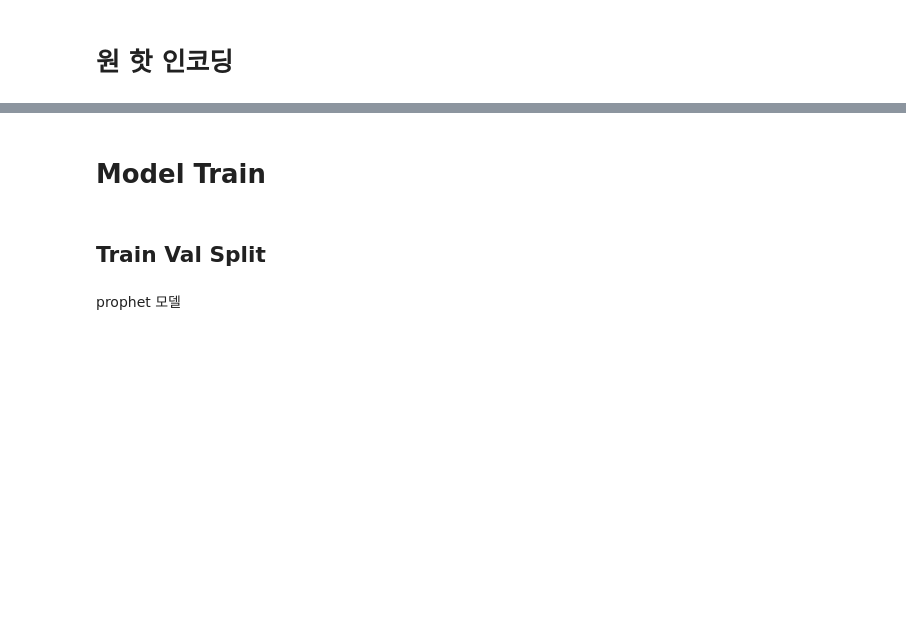
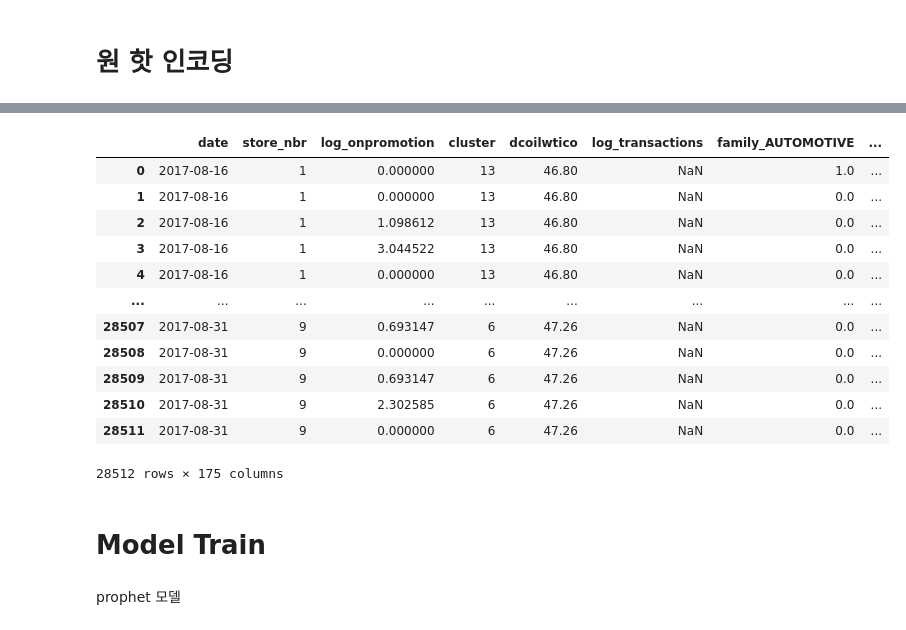
Before and after one commit to suusuu00/Kaggle-Store-Sales---Time-Series-Forecasting, a Jupyter notebook: train.ipynb, the cells around one changed output, grey strips where cells are left out. Cells and saved outputs as stored; diff of their text form; code cells hidden in the pictures; blank space fills up the shorter version.

```diff
--- a/train.ipynb
+++ b/train.ipynb
@@ -750,6 +689,22 @@ merge_train_oe_df.drop(columns=category_col + many_value_col)
+# %%
+merge_test_oe_df = pd.concat([merge_test_df.reset_index(drop = True, inplace = False), test_family_df, test_description_df, test_oe_df], axis = 1)
+merge_test_oe_df.drop(columns=category_col + many_value_col, inplace = True)
+merge_test_oe_df
+# %% [output]
+|  | date | store_nbr | log_onpromotion | cluster | dcoilwtico | log_transactions | family_AUTOMOTIVE | ... |
+| 0 | 2017-08-16 | 1 | 0.000000 | 13 | 46.80 | NaN | 1.0 | ... |
+| 1 | 2017-08-16 | 1 | 0.000000 | 13 | 46.80 | NaN | 0.0 | ... |
+| 2 | 2017-08-16 | 1 | 1.098612 | 13 | 46.80 | NaN | 0.0 | ... |
+| 3 | 2017-08-16 | 1 | 3.044522 | 13 | 46.80 | NaN | 0.0 | ... |
+| 4 | 2017-08-16 | 1 | 0.000000 | 13 | 46.80 | NaN | 0.0 | ... |
+| ... | ... | ... | ... | ... | ... | ... | ... | ... |
+| 28507 | 2017-08-31 | 9 | 0.693147 | 6 | 47.26 | NaN | 0.0 | ... |
+| 28508 | 2017-08-31 | 9 | 0.000000 | 6 | 47.26 | NaN | 0.0 | ... |
+| 28509 | 2017-08-31 | 9 | 0.693147 | 6 | 47.26 | NaN | 0.0 | ... |
+| 28510 | 2017-08-31 | 9 | 2.302585 | 6 | 47.26 | NaN | 0.0 | ... |
+| 28511 | 2017-08-31 | 9 | 0.000000 | 6 | 47.26 | NaN | 0.0 | ... |
+28512 rows × 175 columns
 # %% [markdown]
 # Model Train
-# %% [markdown]
-## Train Val Split
 # %% [markdown]
 prophet 모델
```
Also changed, not shown: parts of 21 cells of this notebook.
